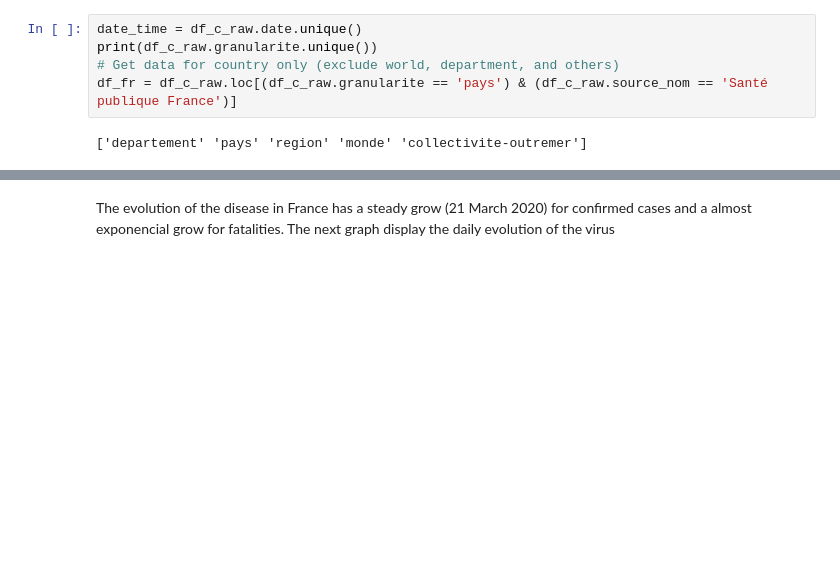
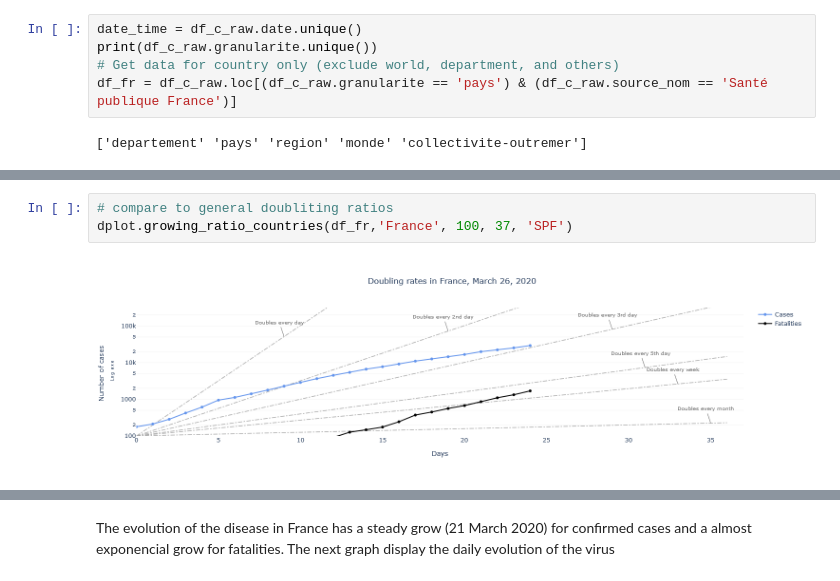
Before and after one commit to jsayri/analysis, a Jupyter notebook: COVID19_analysis/notebooks/France_analysis_SPFdata.ipynb, the cells around one changed output, grey strips where cells are left out. Saved outputs shown, nothing was run; the diff lists cells and outputs as text; blank space fills up the shorter version.

```diff
--- a/COVID19_analysis/notebooks/France_analysis_SPFdata.ipynb
+++ b/COVID19_analysis/notebooks/France_analysis_SPFdata.ipynb
@@ -45,3 +45,8 @@ dplot.disp_cumulative(df_fr, 'France')
+# %%
+# compare to general doubliting ratios
+dplot.growing_ratio_countries(df_fr,'France', 100, 37, 'SPF')
+# %% [output]
+[figure, added]
 # %%
 dplot.disp_current_cases(df_fr, 'France', pop_factor=1000)
 # %% [output]
```
Also changed, not shown: parts of 10 cells of this notebook, 4 other files.
